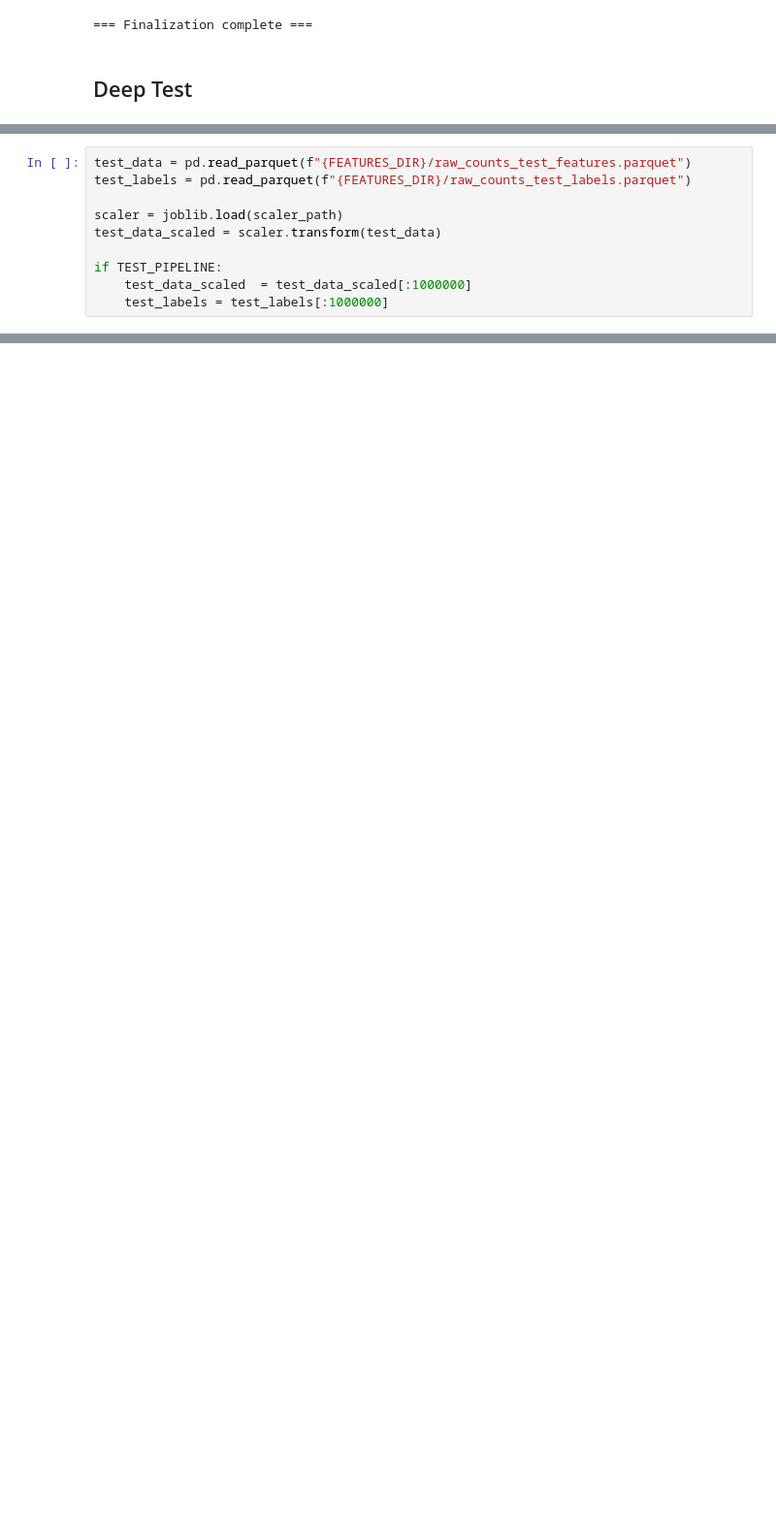
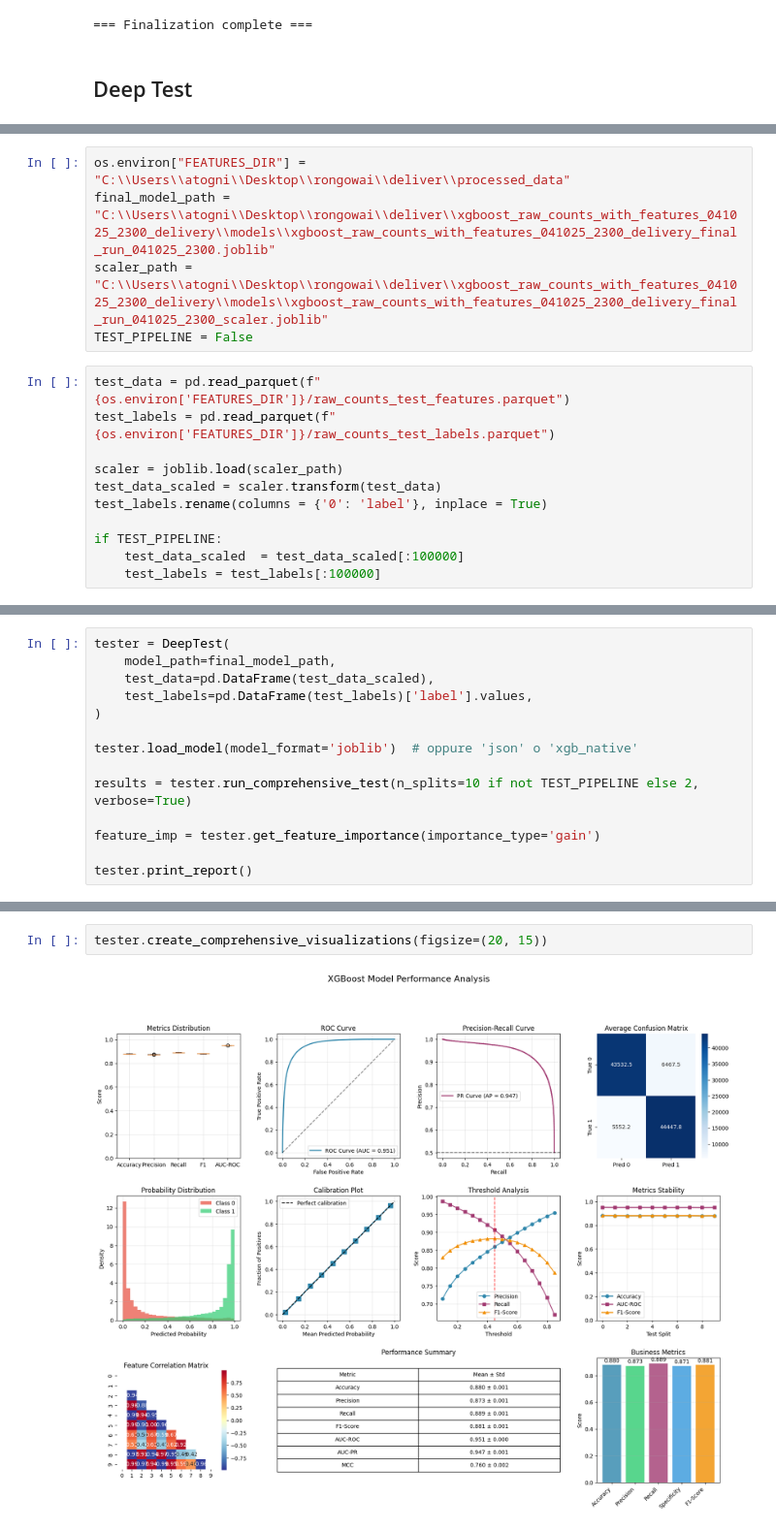
Before and after one commit to ScrPzz/rongowai-earth-surface-classifier, a Jupyter notebook: deliver/[model_training]raw_counts_xgboost.ipynb, the cells around one changed output, grey strips where cells are left out. Shown at 97% size. Drawn from its saved outputs; the diff is of its cells as text; blank space fills up the shorter version.

```diff
--- a/deliver/[model_training]raw_counts_xgboost.ipynb
+++ b/deliver/[model_training]raw_counts_xgboost.ipynb
@@ -2649,10 +2600,16 @@ Top 3 Most Important Features:
+# %%
+os.environ["FEATURES_DIR"] = "C:\\Users\\atogni\\Desktop\\rongowai\\deliver\\processed_data"
+final_model_path = "C:\\Users\\atogni\\Desktop\\rongowai\\deliver\\xgboost_raw_counts_with_features_041025_2300_delivery\\models\\xgboost_raw_counts_with_features_041025_2300_delivery_final_run_041025_2300.joblib"
+scaler_path = "C:\\Users\\atogni\\Desktop\\rongowai\\deliver\\xgboost_raw_counts_with_features_041025_2300_delivery\\models\\xgboost_raw_counts_with_features_041025_2300_delivery_final_run_041025_2300_scaler.joblib"
+TEST_PIPELINE = False
 # %%
-test_data = pd.read_parquet(f"{FEATURES_DIR}/raw_counts_test_features.parquet")
-test_labels = pd.read_parquet(f"{FEATURES_DIR}/raw_counts_test_labels.parquet")
+test_data = pd.read_parquet(f"{os.environ['FEATURES_DIR']}/raw_counts_test_features.parquet")
+test_labels = pd.read_parquet(f"{os.environ['FEATURES_DIR']}/raw_counts_test_labels.parquet")
 
 scaler = joblib.load(scaler_path)
 test_data_scaled = scaler.transform(test_data)
+test_labels.rename(columns = {'0': 'label'}, inplace = True)
 
 if TEST_PIPELINE:
-    test_data_scaled  = test_data_scaled[:1000000]
-    test_labels = test_labels[:1000000]
+    test_data_scaled  = test_data_scaled[:100000]
+    test_labels = test_labels[:100000]
@@ -2711,0 +2618,14 @@ for name in dir():
+# %%
+tester = DeepTest(
+    model_path=final_model_path,
+    test_data=pd.DataFrame(test_data_scaled),
+    test_labels=pd.DataFrame(test_labels)['label'].values,
+)
+
+tester.load_model(model_format='joblib')  # oppure 'json' o 'xgb_native'
+
+results = tester.run_comprehensive_test(n_splits=10 if not TEST_PIPELINE else 2, verbose=True)
+
+feature_imp = tester.get_feature_importance(importance_type='gain')
+
+tester.print_report()
@@ -2711,0 +2671,4 @@ for name in dir():
+# %%
+tester.create_comprehensive_visualizations(figsize=(20, 15))
+# %% [output]
+[figure, added]
```
Also changed, not shown: parts of 9 cells of this notebook, 10 other files.
